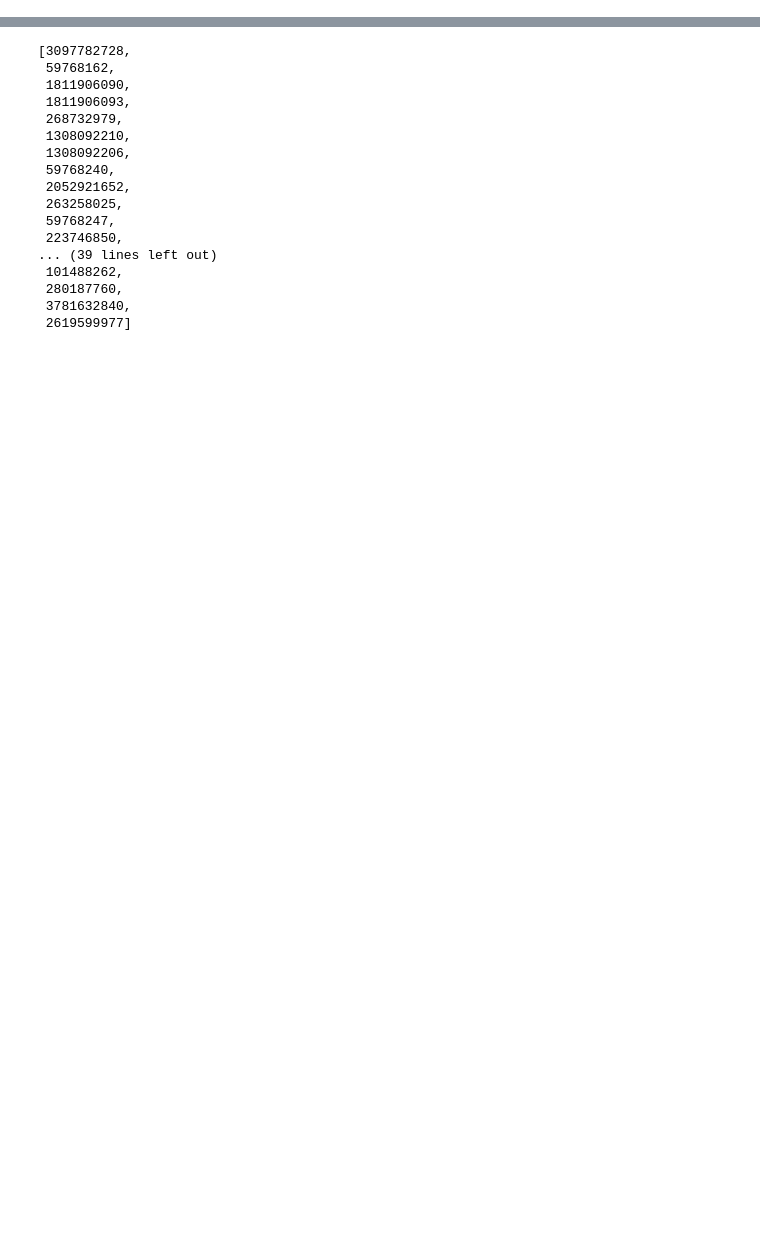
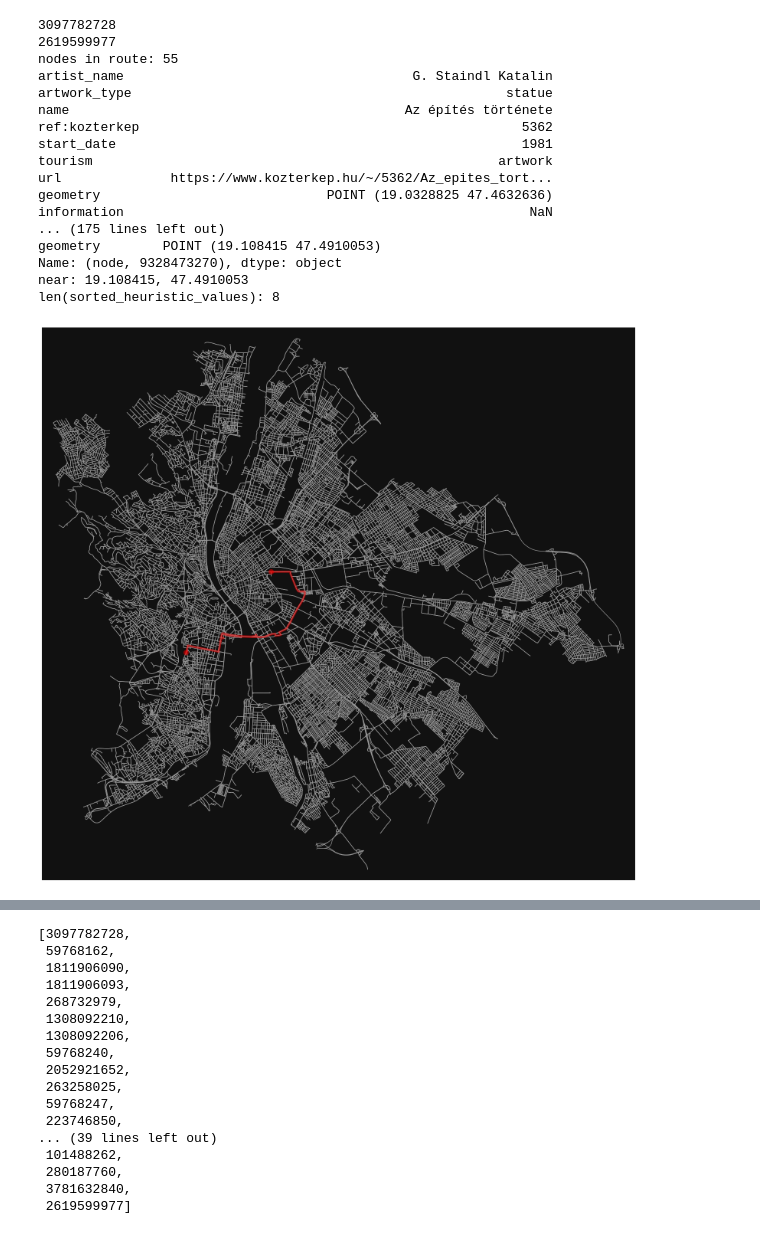
Before and after one commit to Hajas42/Advanced-path-finding, a Jupyter notebook: tourist_route.ipynb, the cells around one changed output, grey strips where cells are left out. Cells and saved outputs as stored; diff of their text form; code cells hidden in the pictures; blank space fills up the shorter version.

```diff
--- a/tourist_route.ipynb
+++ b/tourist_route.ipynb
@@ -17,39 +15,70 @@ NameError: name 'geometry_hun' is not defined
-# %%
-def heur_func(tourism_place, source_node, target_node):
-    if tourism_place[1]['tourism'] in ['hotel', 'hostel', 'motel', 'information']:
-        return -1
-    try:
-        path_length_from_source = nx.shortest_path_length(G, source_node, tourism_place[0][1])
-        path_length_to_target = nx.shortest_path_length(G, tourism_place[0][1], target_node)
-        print(tourism_place[1]['tourism'])
-        return 10000/(path_length_from_source + path_length_to_target)
-    except:
-        return -1
 # %%
+def heur_func(tourism_place, nearest_node, source_node, target_node):
+    if tourism_place[1]['tourism'] in ['hotel', 'hostel', 'motel', 'information']:
+        return -1
+    try:
+        path_length_from_source = nx.shortest_path_length(G, source_node, nearest_node)
+        path_length_to_target = nx.shortest_path_length(G, nearest_node, target_node)
+        return 10000/(path_length_from_source + path_length_to_target)
+    except Exception as ex:
+        print(str(ex))
+        return -1
+
 def get_tourism_route(source, target, max_dist=1000, max_tourism_places=5):
     source_node = ox.nearest_nodes(G, source[0], source[1])
     target_node = ox.nearest_nodes(G, target[0], target[1])
     print(source_node)
     print(target_node)
     route = nx.shortest_path(G, source_node, target_node)
     print("nodes in route: "  + str(len(route)))
     heuristic_values = {}
 
     # collect near tourist places
     for node in route:
         tourism_places = ox.geometries.geometries_from_point((G.nodes[node]['y'], G.nodes[node]['x']), tags={'tourism': True}, dist=max_dist)
         for tourism_place in tourism_places.iterrows():
-            heuristic_values[tourism_place[0][1]] = heur_func(tourism_place, source_node, target_node)
+            geometry = tourism_place[1].geometry
+            x = geometry.centroid.x
+            y = geometry.centroid.y
+            nearest_node = ox.nearest_nodes(G, x, y)
+            score = heur_func(tourism_place, nearest_node, source_node, target_node)
+            if score > 0:
+                print(str(tourism_place[1]) + "\nnear: " + str(x) + ", " + str(y))
+                heuristic_values[nearest_node] = (score, tourism_place[1])
 
-    sorted_heuristic_values = {k: v for k, v in sorted(heuristic_values.items(), key=lambda item: item[1], reverse=True)}
-    print("len(sorted_heuristic_values): " + str(len(sorted_heuristic_values)))
+    sorted_heuristic_values = {k: v for k, v in sorted(heuristic_values.items(), key=lambda item: item[1][0], reverse=True)}
+
     route = []
     for i in range(min(max_tourism_places, len(sorted_heuristic_values))):
-        tourism_target = sorted_heuristic_values.items()[i][0]
+        tourism_target = list(sorted_heuristic_values.items())[i][0]
         route += nx.shortest_path(G, source_node, tourism_target)[:-1]
         source_node = tourism_target
 
     route += nx.shortest_path(G, source_node, target_node)
     ox.plot_graph_route(G, route, node_size=0, figsize=(20,20))
     return route
+
+source = (19.022058, 47.461703) #(20.377699, 47.892877) #
+target = (19.088286, 47.499008) #(20.369472, 47.925571) #
+
+route = get_tourism_route(source, target, 100)
+# %% [output]
+3097782728
+2619599977
+nodes in route: 55
+artist_name                                     G. Staindl Katalin
+artwork_type                                                statue
+name                                           Az építés története
+ref:kozterkep                                                 5362
+start_date                                                    1981
+tourism                                                    artwork
+url              https://www.kozterkep.hu/~/5362/Az_epites_tort...
+geometry                             POINT (19.0328825 47.4632636)
+information                                                    NaN
+... (175 lines left out)
+geometry        POINT (19.108415 47.4910053)
+Name: (node, 9328473270), dtype: object
+near: 19.108415, 47.4910053
+len(sorted_heuristic_values): 8
+[figure, added]
 # %%
```
Also changed, not shown: parts of 2 cells of this notebook.
